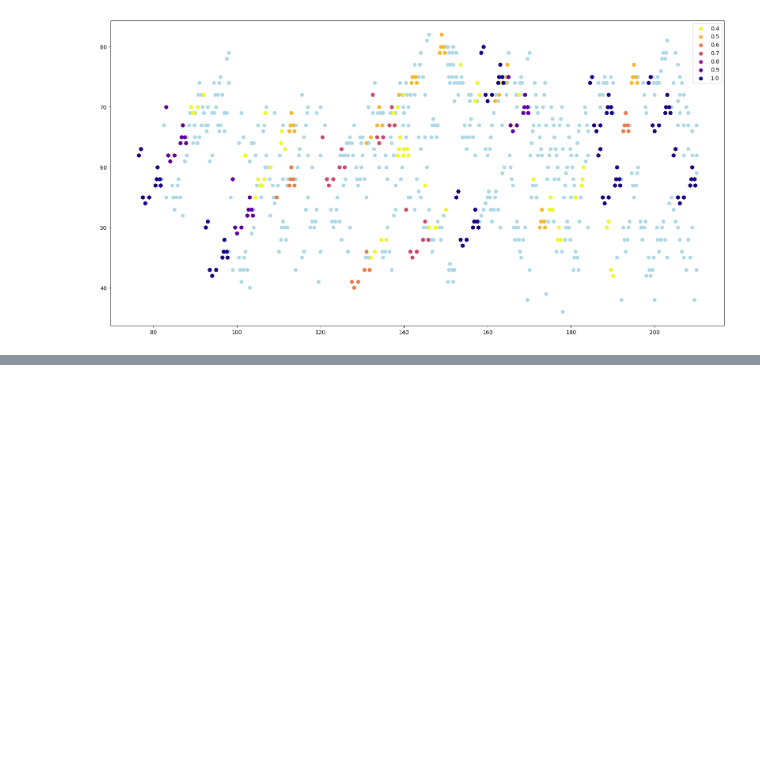
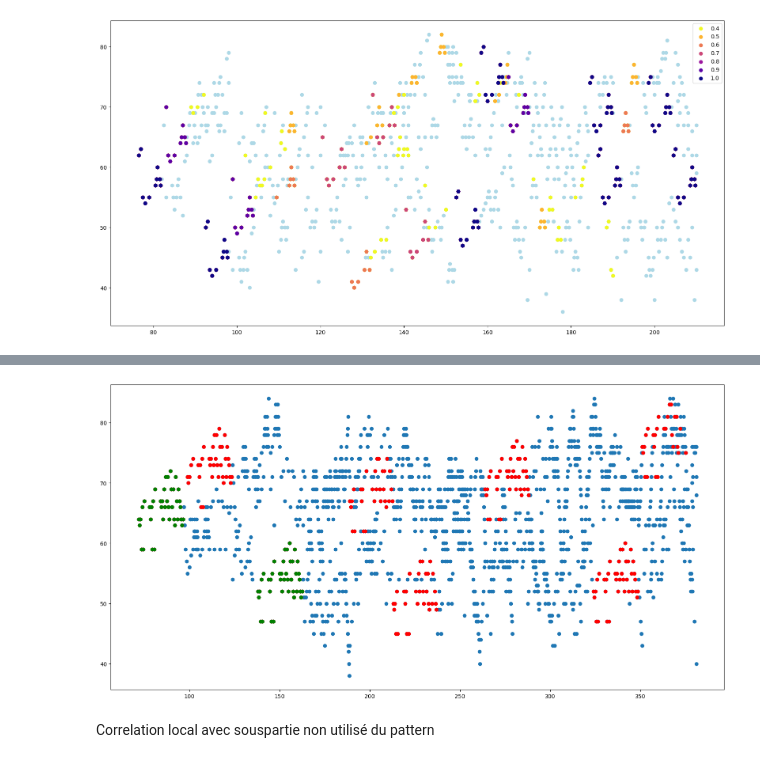
Before and after one commit to FRANCHI-Charles/MIDI-pattern-detection, a Jupyter notebook: bachtest.ipynb, the cells around one changed output, grey strips where cells are left out. Cells and saved outputs as stored; diff of their text form; code cells hidden in the pictures; blank space fills up the shorter version.

```diff
--- a/bachtest.ipynb
+++ b/bachtest.ipynb
@@ -207,0 +223,11 @@ plt.show()
+# %%
+fugua_image = list_to_matrix(fugua, quantization)
+subject_image = list_to_matrix(subject, quantization)
+
+map = correlation(fugua_image, subject_image).squeeze((0, 1))
+
+plot_patterns_from_correlation(map, fugua, subject, threshold=0.4, quantization=quantization)
+# %% [output]
+[figure, added]
+# %% [markdown]
+Correlation local avec souspartie non utilisé du pattern
```
Also changed, not shown: parts of 10 cells of this notebook, 12 other files.
